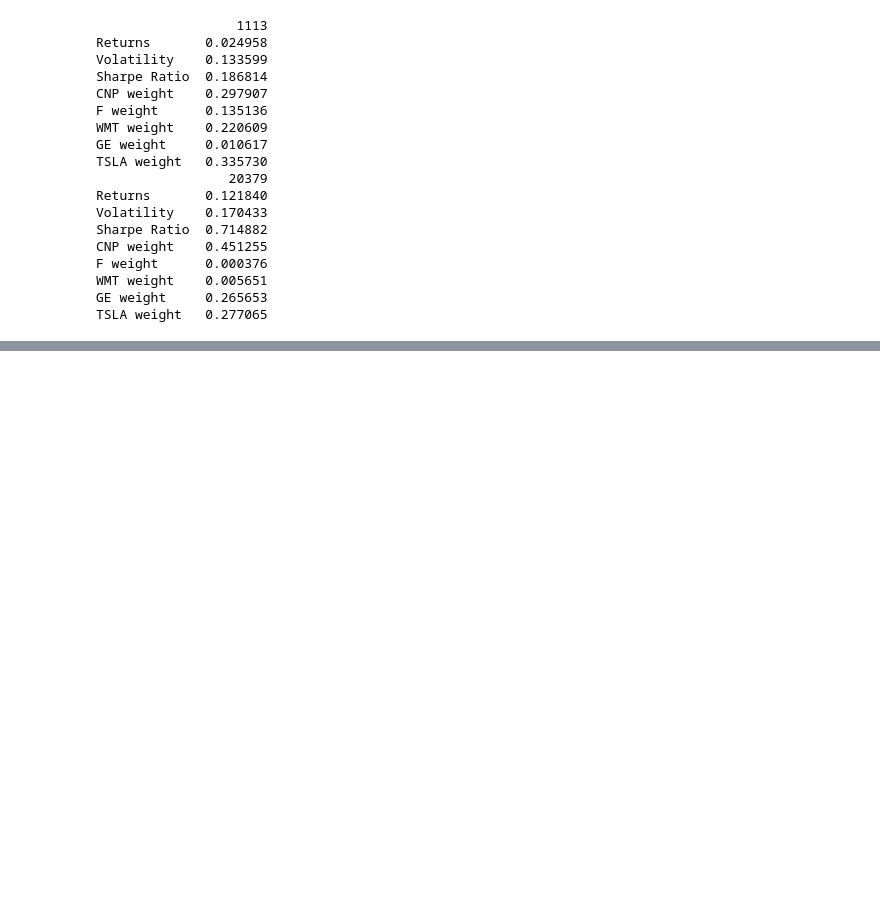
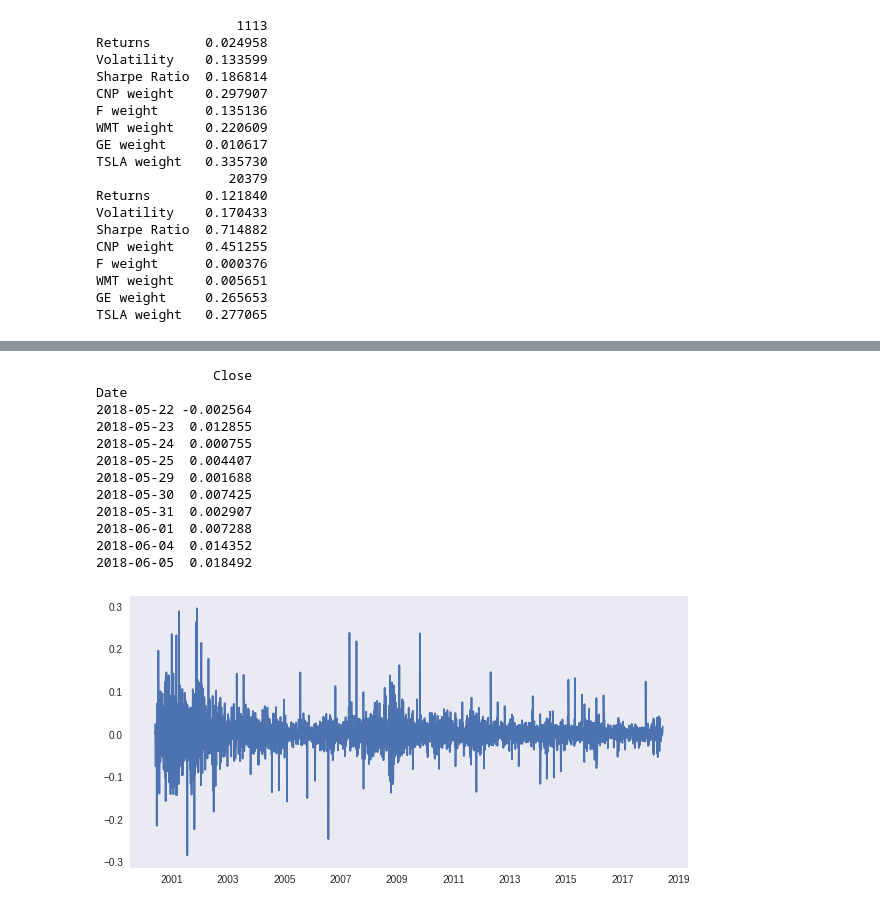
Before and after one commit to nitinskanwar/Reinforcement-Learning, a Jupyter notebook: Monte Carlo Simulations/Everything Monte-Carlo.ipynb, the cells around one changed output, grey strips where cells are left out. Cells and saved outputs as stored; diff of their text form; code cells hidden in the pictures; blank space fills up the shorter version.

```diff
--- a/Monte Carlo Simulations/Everything Monte-Carlo.ipynb
+++ b/Monte Carlo Simulations/Everything Monte-Carlo.ipynb
@@ -184,0 +277,23 @@ TSLA weight   0.277065
+# %%
+DataPctChange = dataset.pct_change()
+
+LogReturns = np.log(1 + DataPctChange)
+print(LogReturns.tail(10))
+
+plt.figure(figsize=(10,5))
+plt.plot(LogReturns)
+plt.show()
+# %% [output]
+               Close
+Date
+2018-05-22 -0.002564
+2018-05-23  0.012855
+2018-05-24  0.000755
+2018-05-25  0.004407
+2018-05-29  0.001688
+2018-05-30  0.007425
+2018-05-31  0.002907
+2018-06-01  0.007288
+2018-06-04  0.014352
+2018-06-05  0.018492
+[figure, added]
```
Also changed, not shown: parts of 12 cells of this notebook, 1 other file.
